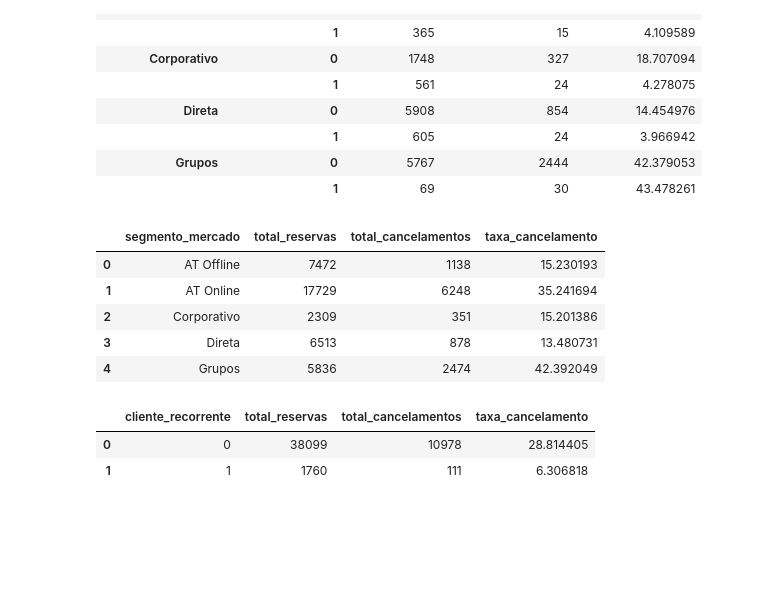
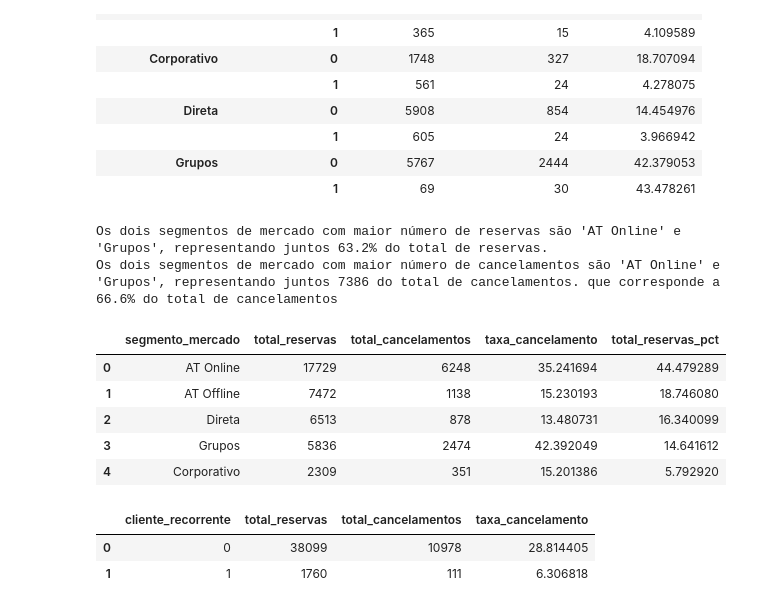
Before and after one commit to lindvidal/Insider, a Jupyter notebook: Case Hotel BA.ipynb, the cells around one changed output. Drawn from its saved outputs; the diff is of its cells as text; code cells hidden in the pictures; blank space fills up the shorter version.

```diff
--- a/Case Hotel BA.ipynb
+++ b/Case Hotel BA.ipynb
@@ -373,23 +377,37 @@ taxa_cancelamento_segmento_recorrente
 # %%
 taxa_cancelamento_segmento = df_hotel.groupby(['segmento_mercado']).agg(
     total_reservas=('reserva_cancelada', 'count'),
     total_cancelamentos=('reserva_cancelada', 'sum')
 )
 
 taxa_cancelamento_segmento['taxa_cancelamento'] = (taxa_cancelamento_segmento['total_cancelamentos'] / taxa_cancelamento_segmento['total_reservas']) * 100
+taxa_cancelamento_segmento['total_reservas_pct'] = (taxa_cancelamento_segmento['total_reservas'] / taxa_cancelamento_segmento['total_reservas'].sum()) * 100
+taxa_cancelamento_segmento.sort_values(by='total_reservas', ascending=False, inplace=True)
+
 
 taxa_cancelamento_segmento.reset_index('segmento_mercado', inplace=True, drop = False)
-taxa_cancelamento_segmento
+
 
 # AT Online (44,5%)
 # Grupos (14,6%)
+print("Os dois segmentos de mercado com maior número de reservas são 'AT Online' e 'Grupos', representando juntos {:.1f}% do total de reservas.".format(
+    taxa_cancelamento_segmento['total_reservas_pct'].iloc[0] + taxa_cancelamento_segmento['total_reservas_pct'].iloc[1]
+))
+
+print("Os dois segmentos de mercado com maior número de cancelamentos são 'AT Online' e 'Grupos', representando juntos {:} do total de cancelamentos.".format(
+    taxa_cancelamento_segmento['total_cancelamentos'].iloc[0] + taxa_cancelamento_segmento['total_cancelamentos'].iloc[1]), "que corresponde a {:.1f}% do total de cancelamentos".format((taxa_cancelamento_segmento['total_cancelamentos'].iloc[0] + taxa_cancelamento_segmento['total_cancelamentos'].iloc[1]) / taxa_cancelamento_segmento['total_cancelamentos'].sum() * 100)
+)
+
+taxa_cancelamento_segmento
 # %% [output]
+Os dois segmentos de mercado com maior número de reservas são 'AT Online' e 'Grupos', representando juntos 63.2% do total de reservas.
+Os dois segmentos de mercado com maior número de cancelamentos são 'AT Online' e 'Grupos', representando juntos 7386 do total de cancelamentos. que corresponde a 66.6% do total de cancelamentos
-|  | segmento_mercado | total_reservas | total_cancelamentos | taxa_cancelamento |
-| 0 | AT Offline | 7472 | 1138 | 15.230193 |
-| 1 | AT Online | 17729 | 6248 | 35.241694 |
-| 2 | Corporativo | 2309 | 351 | 15.201386 |
-| 3 | Direta | 6513 | 878 | 13.480731 |
-| 4 | Grupos | 5836 | 2474 | 42.392049 |
+|  | segmento_mercado | total_reservas | total_cancelamentos | taxa_cancelamento | total_reservas_pct |
+| 0 | AT Online | 17729 | 6248 | 35.241694 | 44.479289 |
+| 1 | AT Offline | 7472 | 1138 | 15.230193 | 18.746080 |
+| 2 | Direta | 6513 | 878 | 13.480731 | 16.340099 |
+| 3 | Grupos | 5836 | 2474 | 42.392049 | 14.641612 |
+| 4 | Corporativo | 2309 | 351 | 15.201386 | 5.792920 |
 # %%
 taxa_cancelamento_recorrente = df_hotel.groupby(['cliente_recorrente']).agg(
     total_reservas=('reserva_cancelada', 'count'),
```
Also changed, not shown: parts of 7 cells of this notebook.
